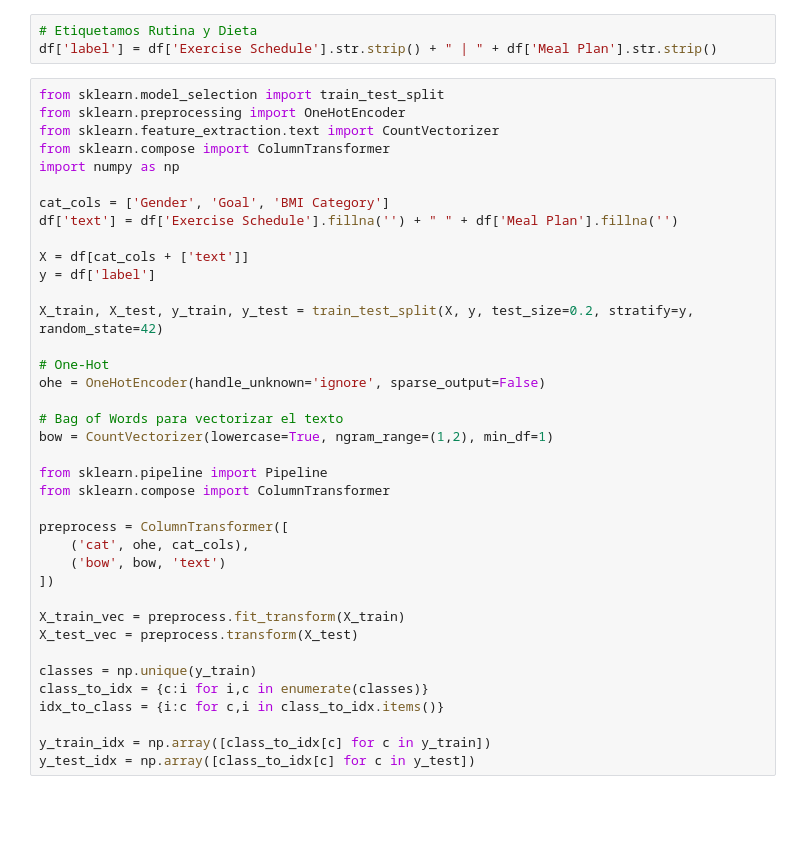
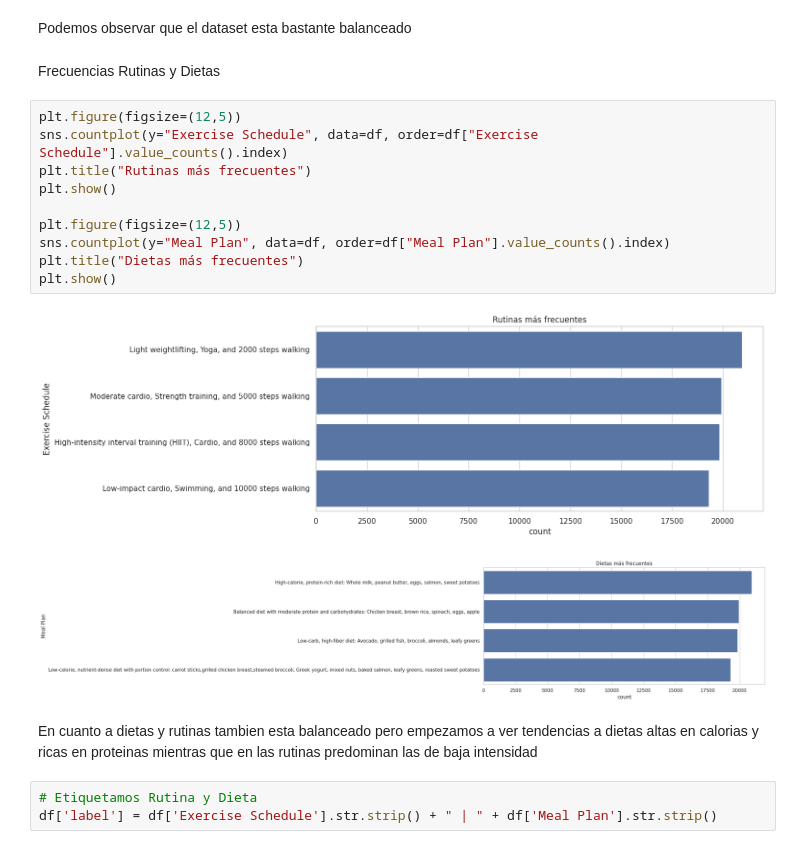
Before and after one commit to GomezAleIvan/Coder-Data-III, a Jupyter notebook: Trabajo_Final_Gómez_Alejandro_Data_3.ipynb, the cells around one changed output. Drawn from its saved outputs; the diff is of its cells as text; blank space fills up the shorter version.

```diff
--- a/Trabajo_Final_Gómez_Alejandro_Data_3.ipynb
+++ b/Trabajo_Final_Gómez_Alejandro_Data_3.ipynb
@@ -27,41 +81,22 @@ df = pd.read_csv(url)
+# %% [markdown]
+Podemos observar que el dataset esta bastante balanceado
+# %% [markdown]
+Frecuencias Rutinas y Dietas
+# %%
+plt.figure(figsize=(12,5))
+sns.countplot(y="Exercise Schedule", data=df, order=df["Exercise Schedule"].value_counts().index)
+plt.title("Rutinas más frecuentes")
+plt.show()
+
+plt.figure(figsize=(12,5))
+sns.countplot(y="Meal Plan", data=df, order=df["Meal Plan"].value_counts().index)
+plt.title("Dietas más frecuentes")
+plt.show()
+# %% [output]
+[figure, added]
+[figure, added]
+# %% [markdown]
+En cuanto a dietas y rutinas tambien esta balanceado pero empezamos a ver tendencias a dietas altas en calorias y ricas en proteinas mientras que en las rutinas predominan las de baja intensidad
 # %%
 # Etiquetamos Rutina y Dieta
 df['label'] = df['Exercise Schedule'].str.strip() + " | " + df['Meal Plan'].str.strip()
-# %%
-from sklearn.model_selection import train_test_split
-from sklearn.preprocessing import OneHotEncoder
-from sklearn.feature_extraction.text import CountVectorizer
-from sklearn.compose import ColumnTransformer
-import numpy as np
-
-cat_cols = ['Gender', 'Goal', 'BMI Category']
-df['text'] = df['Exercise Schedule'].fillna('') + " " + df['Meal Plan'].fillna('')
-
-X = df[cat_cols + ['text']]
-y = df['label']
-
-X_train, X_test, y_train, y_test = train_test_split(X, y, test_size=0.2, stratify=y, random_state=42)
-
-# One-Hot
-ohe = OneHotEncoder(handle_unknown='ignore', sparse_output=False)
-
-# Bag of Words para vectorizar el texto
-bow = CountVectorizer(lowercase=True, ngram_range=(1,2), min_df=1)
-
-from sklearn.pipeline import Pipeline
-from sklearn.compose import ColumnTransformer
-
-preprocess = ColumnTransformer([
-    ('cat', ohe, cat_cols),
-    ('bow', bow, 'text')
-])
-
-X_train_vec = preprocess.fit_transform(X_train)
-X_test_vec = preprocess.transform(X_test)
-
-classes = np.unique(y_train)
-class_to_idx = {c:i for i,c in enumerate(classes)}
-idx_to_class = {i:c for c,i in class_to_idx.items()}
-
-y_train_idx = np.array([class_to_idx[c] for c in y_train])
-y_test_idx = np.array([class_to_idx[c] for c in y_test])
```
Also changed, not shown: parts of 28 cells of this notebook.
